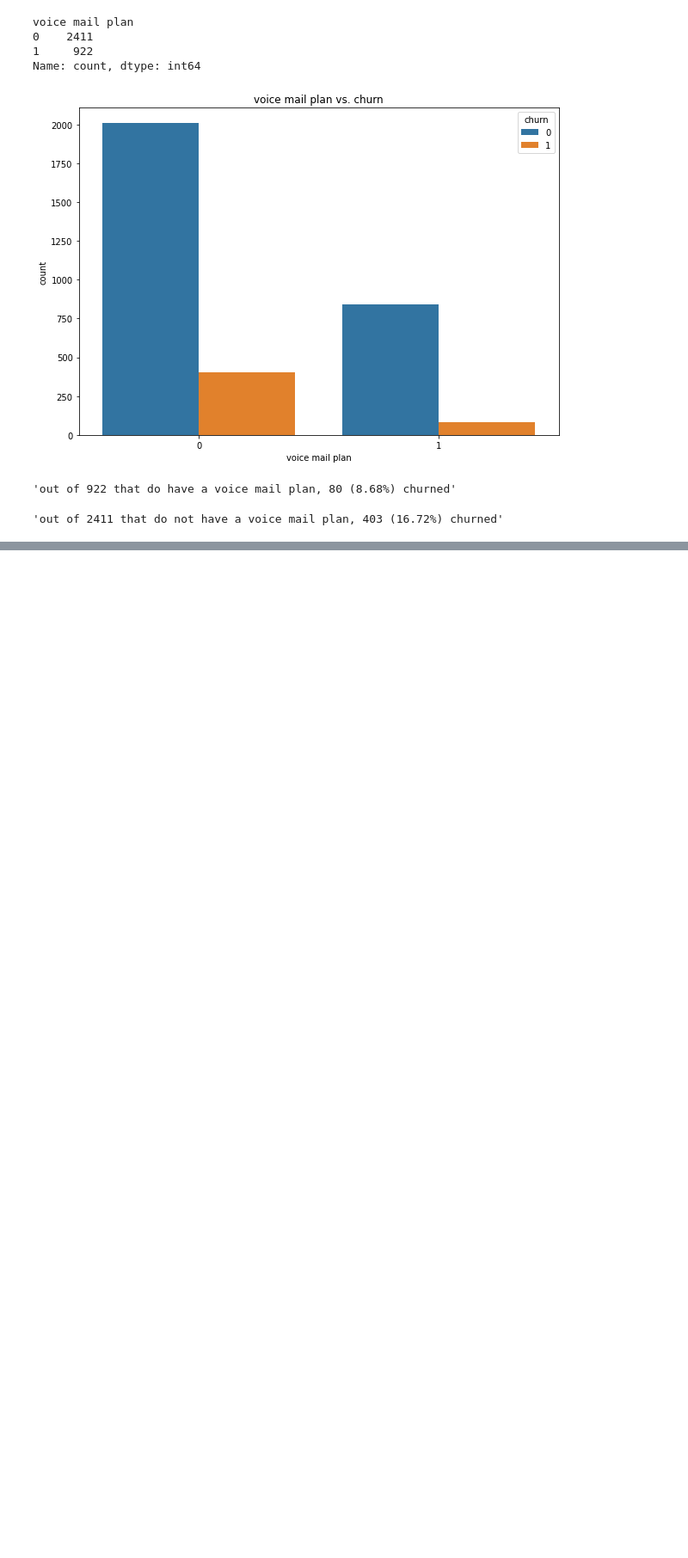
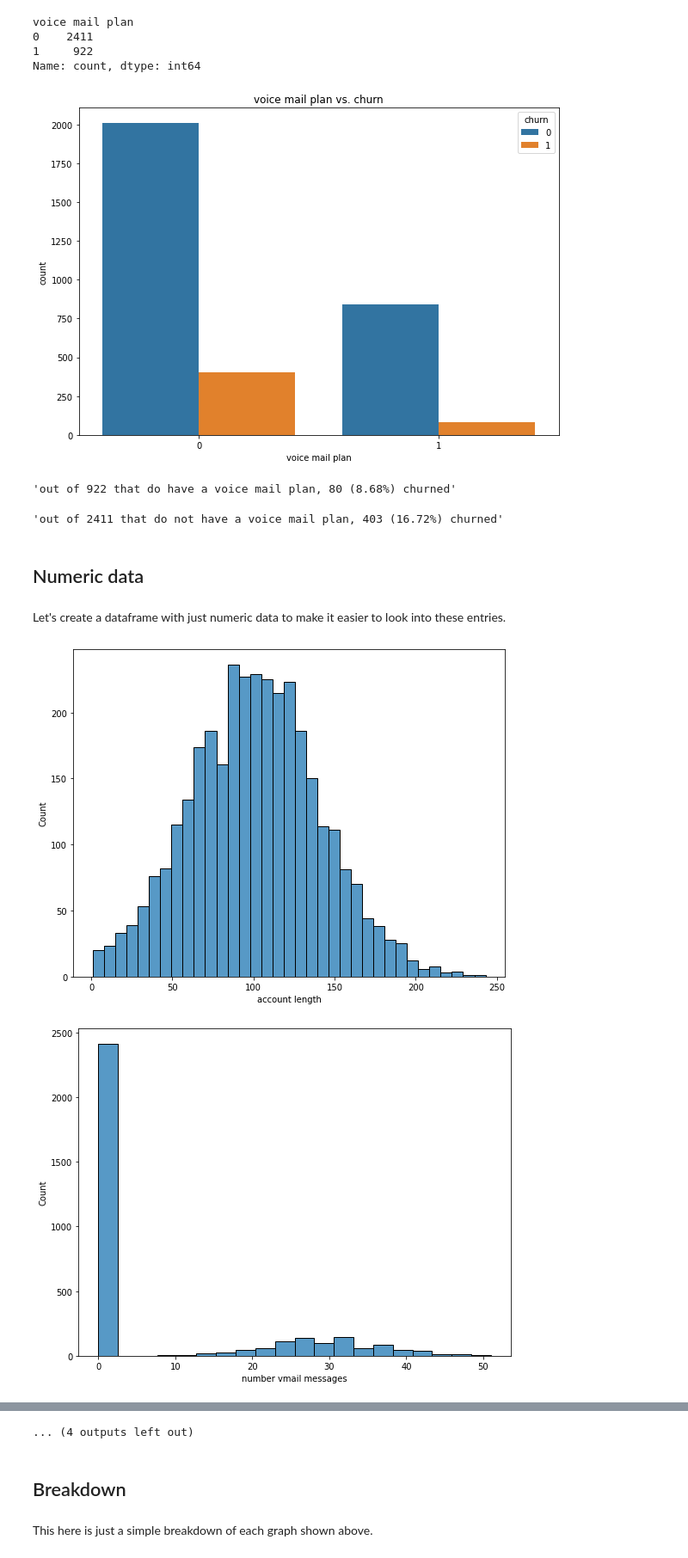
Before and after one commit to Djohnson1313/Predicting_customer_churn, a Jupyter notebook: predicting_customer_churn.ipynb, the cells around one changed output, grey strips where cells are left out. Shown: that part at 86% size. Saved outputs shown, nothing was run; the diff lists cells and outputs as text; code cells hidden in the pictures; blank space fills up the shorter version.

```diff
--- a/predicting_customer_churn.ipynb
+++ b/predicting_customer_churn.ipynb
@@ -325,3 +350,17 @@ voice_percent(df, 1)
 voice_percent(df, 0)
 # %% [output]
 'out of 2411 that do not have a voice mail plan, 403 (16.72%) churned'
+# %% [markdown]
+## Numeric data
+# %% [markdown]
+Let's create a dataframe with just numeric data to make it easier to look into these entries.
+# %%
+numeric_data = ['account length', 'number vmail messages', 'total day minutes',
+       'total day calls', 'total day charge', 'total eve minutes',
+       'total eve calls', 'total eve charge', 'total night minutes',
+      'total night calls', 'total night charge', 'total intl minutes',
+      'total intl calls', 'total intl charge', 'customer service calls']
+
+categorical_data = ['state', 'area code', 'international plan', 'voice mail plan']
+# %%
+df_numeric = df.drop(categorical_data, axis = 1)
@@ -327,0 +369,7 @@ voice_percent(df, 0)
+# %%
+for i in df_numeric:
+    fig, ax = plt.subplots(figsize = (9,7))
+    sns.histplot(df[i])
+# %% [output]
+[figure, added]
+[figure, added]
@@ -327,0 +386,5 @@ voice_percent(df, 0)
+... (4 outputs left out)
+# %% [markdown]
+## Breakdown
+# %% [markdown]
+This here is just a simple breakdown of each graph shown above.
```
Also changed, not shown: parts of 32 cells of this notebook.
